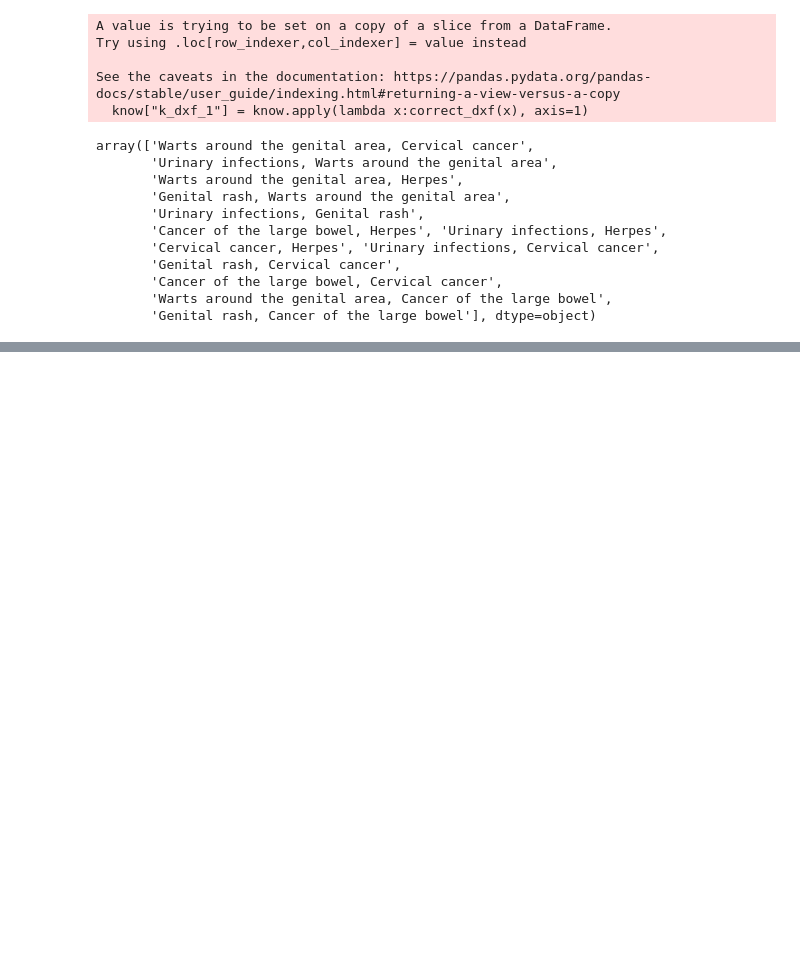
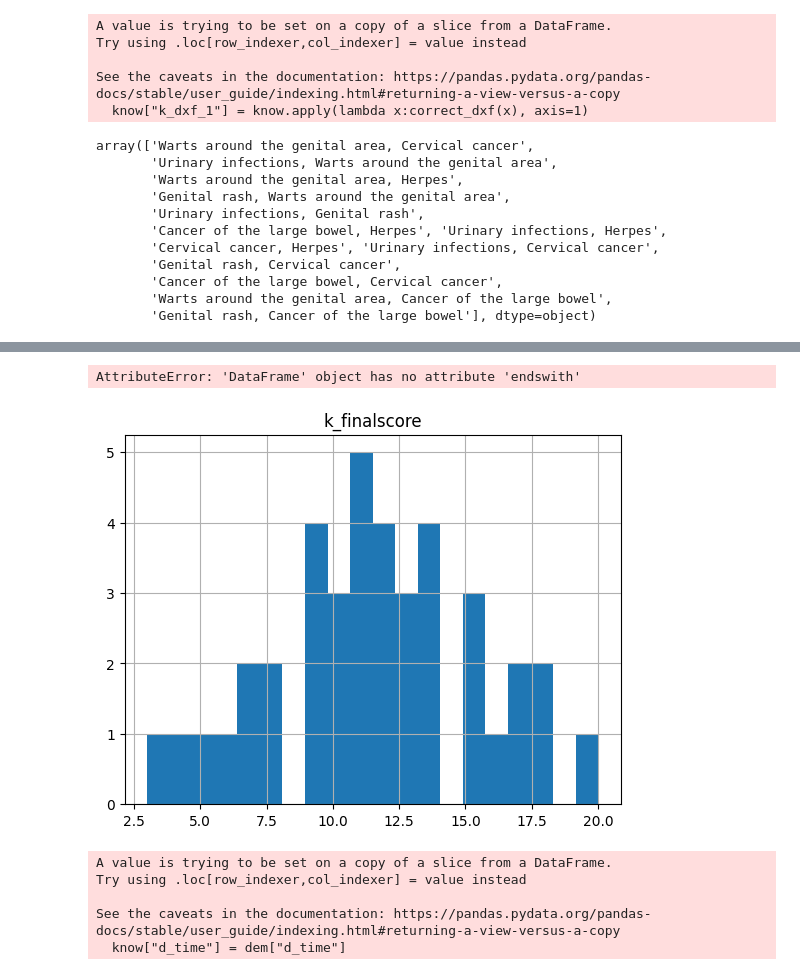
Before and after one commit to mehrdadanvar/hpv, a Jupyter notebook: clean.ipynb, the cells around one changed output, grey strips where cells are left out. Cells and saved outputs as stored; diff of their text form; code cells hidden in the pictures; blank space fills up the shorter version.

```diff
--- a/clean.ipynb
+++ b/clean.ipynb
@@ -372,3 +1032,9 @@ array(['Warts around the genital area, Cervical cancer',
        'Cancer of the large bowel, Cervical cancer',
        'Warts around the genital area, Cancer of the large bowel',
        'Genital rash, Cancer of the large bowel'], dtype=object)
+# %%
+import re
+pattern = re.compile(".*_1$")
+selected_knows= know.filter(regex=pattern)
+print(selected_knows)
+know["k_finalscore"] = selected_knows.sum(axis=1)
@@ -374,0 +1064,21 @@ array(['Warts around the genital area, Cervical cancer',
+# %%
+sample_filter = know.loc[:,lambda x:x.endswith("_1")]
+print(sample_filter)
+# %% [output]
+AttributeError: 'DataFrame' object has no attribute 'endswith'
+# %%
+import matplotlib.pyplot as plt
+
+know.hist("k_finalscore",bins=20)
+plt.show()
+# %% [output]
+[figure, added]
+# %%
+know["d_time"] = dem["d_time"]
+sample = pd.merge(dem,know,how="left",on="d_time")
+# %% [output]
+A value is trying to be set on a copy of a slice from a DataFrame.
+Try using .loc[row_indexer,col_indexer] = value instead
+
+See the caveats in the documentation: https://pandas.pydata.org/pandas-docs/stable/user_guide/indexing.html#returning-a-view-versus-a-copy
+  know["d_time"] = dem["d_time"]
```
Also changed, not shown: parts of 45 cells of this notebook.
